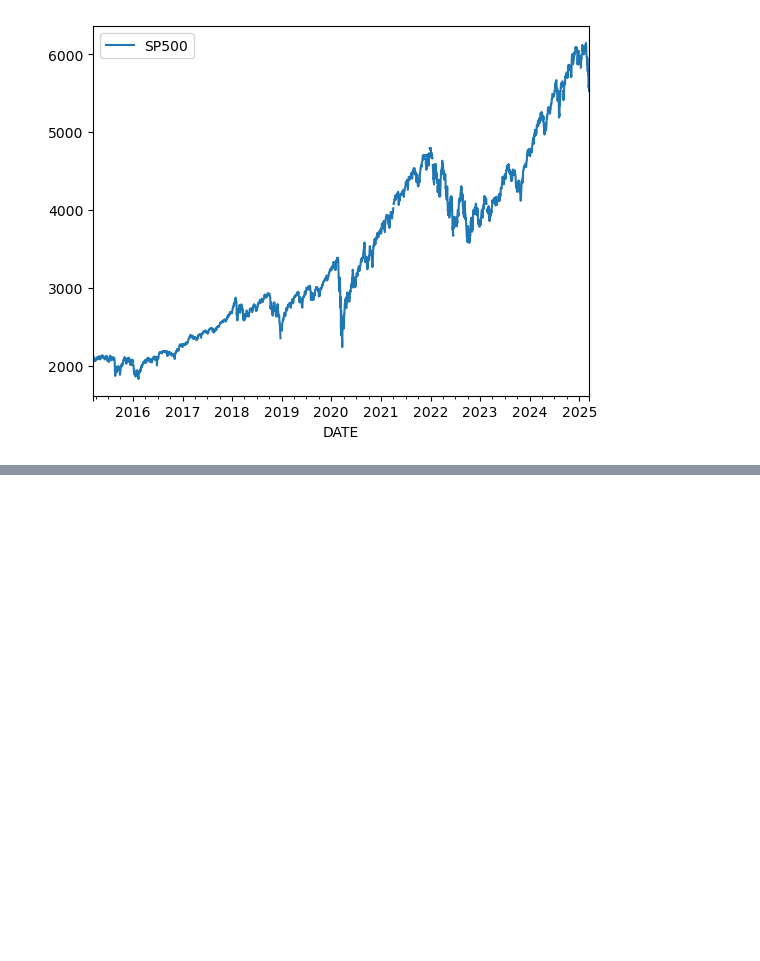
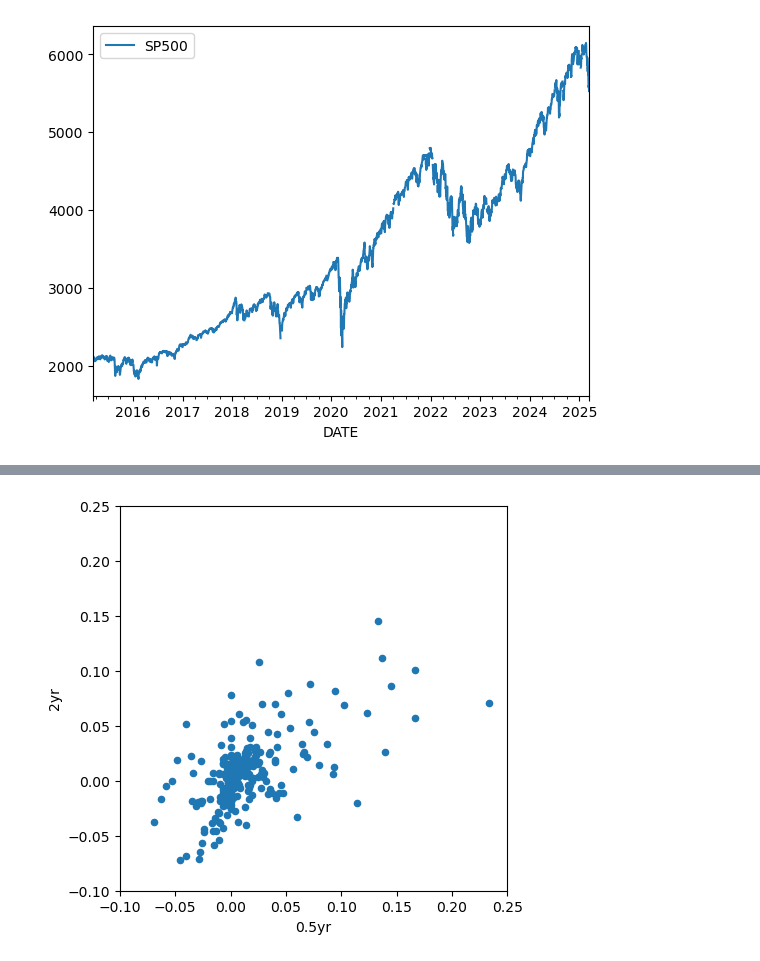
Before and after one commit to Arch-jyh/iris_books, a Jupyter notebook: book1/19/exersice.ipynb, the cells around one changed output, grey strips where cells are left out. Cells and saved outputs as stored; diff of their text form; code cells hidden in the pictures; blank space fills up the shorter version.

```diff
--- a/book1/19/exersice.ipynb
+++ b/book1/19/exersice.ipynb
@@ -300,0 +321,11 @@ Text(0, 0.5, 'IR level')
+# %%
+fig,ax=plt.subplots(figsize=(5,5))
+#1,2yr不是时长而是不同的债券的收益,大家的时间是相同的
+#参数数据与之前配置的参数名称数据一样
+r_df.plot.scatter(x="0.5yr",y="2yr",ax=ax)
+
+ax.set_xlim(-0.1,0.25)
+ax.set_ylim(-0.1,0.25)
+plt.savefig("散点图.svg")
+# %% [output]
+[figure, added]
```
Also changed, not shown: parts of 14 cells of this notebook, 16 other files.
